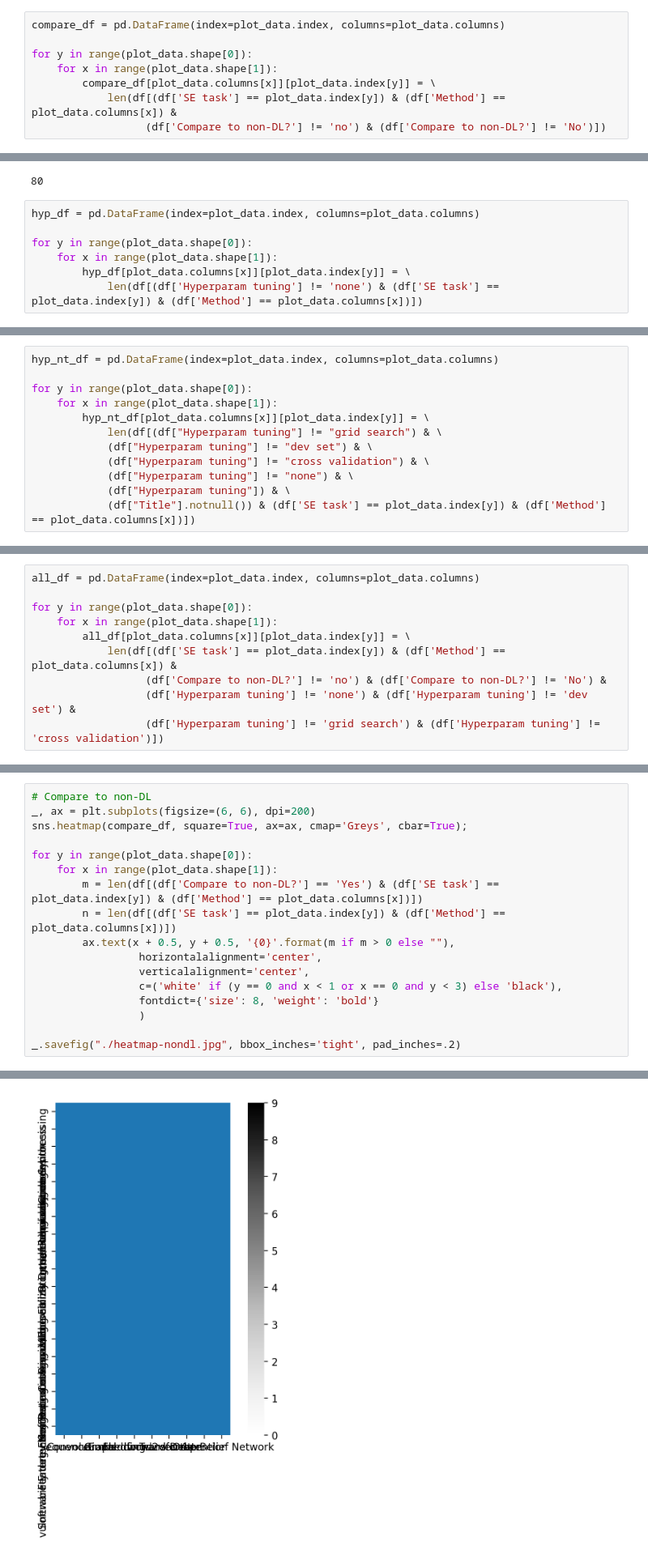
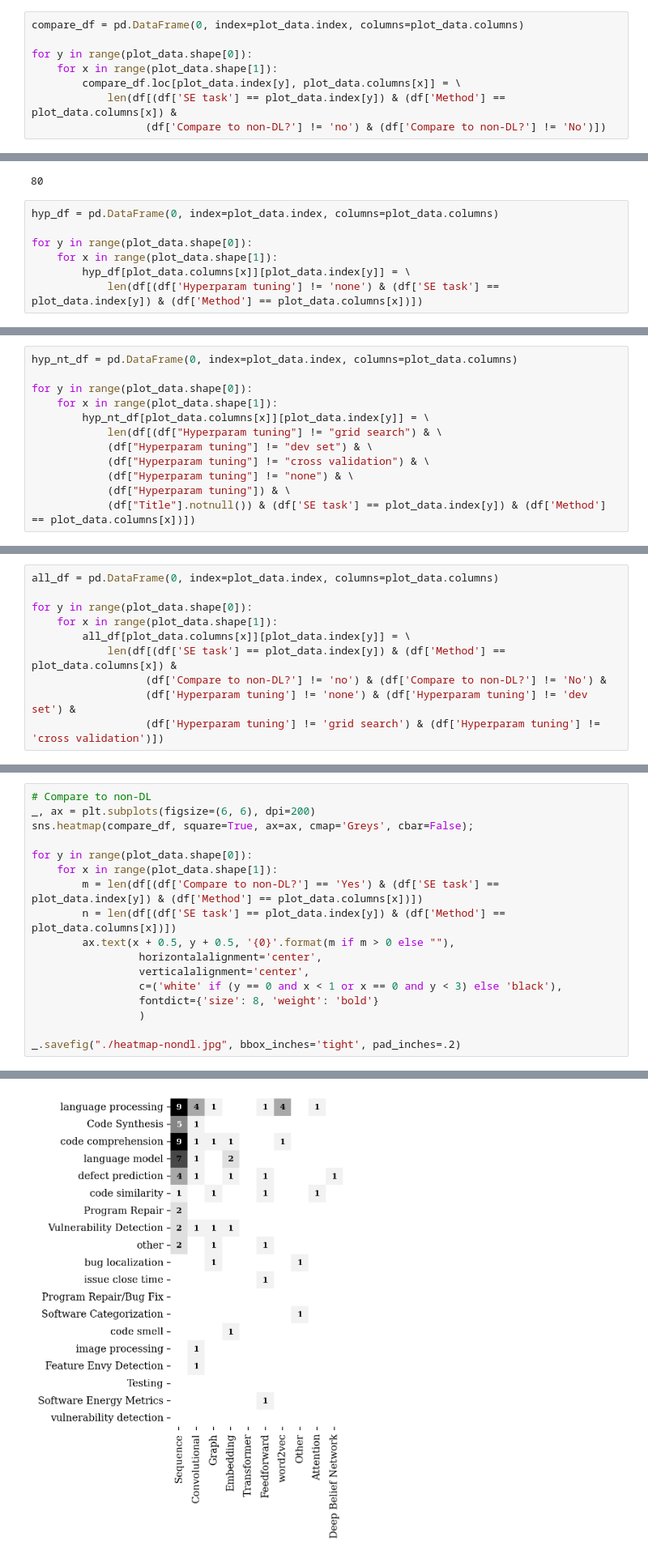
Before and after one commit to yrahul3910/dl4se, a Jupyter notebook: lit-review/Heatmap of SE tasks vs DL architecture types.ipynb, the cells around one changed output, grey strips where cells are left out. Shown at 81% size. Cells and saved outputs as stored; diff of their text form.

Commit message:
Update figures

```diff
--- a/lit-review/Heatmap of SE tasks vs DL architecture types.ipynb
+++ b/lit-review/Heatmap of SE tasks vs DL architecture types.ipynb
@@ -379,11 +527,11 @@ df_nt_hyp
 # %% [markdown]
 ## Generating individual sheets
 # %%
-compare_df = pd.DataFrame(index=plot_data.index, columns=plot_data.columns)
+compare_df = pd.DataFrame(0, index=plot_data.index, columns=plot_data.columns)
 
 for y in range(plot_data.shape[0]):
     for x in range(plot_data.shape[1]):
-        compare_df[plot_data.columns[x]][plot_data.index[y]] = \
+        compare_df.loc[plot_data.index[y], plot_data.columns[x]] = \
             len(df[(df['SE task'] == plot_data.index[y]) & (df['Method'] == plot_data.columns[x]) &
                   (df['Compare to non-DL?'] != 'no') & (df['Compare to non-DL?'] != 'No')])
 # %%
@@ -411,7 +559,7 @@ compare_df.sum().sum()
 # %% [output]
 80
 # %%
-hyp_df = pd.DataFrame(index=plot_data.index, columns=plot_data.columns)
+hyp_df = pd.DataFrame(0, index=plot_data.index, columns=plot_data.columns)
 
 for y in range(plot_data.shape[0]):
     for x in range(plot_data.shape[1]):
@@ -444,5 +603,5 @@ hyp_df.sum().sum()
 # %%
-hyp_nt_df = pd.DataFrame(index=plot_data.index, columns=plot_data.columns)
+hyp_nt_df = pd.DataFrame(0, index=plot_data.index, columns=plot_data.columns)
 
 for y in range(plot_data.shape[0]):
     for x in range(plot_data.shape[1]):
@@ -480,5 +650,5 @@ hyp_nt_df.sum().sum()
 # %%
-all_df = pd.DataFrame(index=plot_data.index, columns=plot_data.columns)
+all_df = pd.DataFrame(0, index=plot_data.index, columns=plot_data.columns)
 
 for y in range(plot_data.shape[0]):
     for x in range(plot_data.shape[1]):
@@ -516,7 +697,7 @@ all_df.sum().sum()
 # %%
 # Compare to non-DL
 _, ax = plt.subplots(figsize=(6, 6), dpi=200)
-sns.heatmap(compare_df, square=True, ax=ax, cmap='Greys', cbar=True);
+sns.heatmap(compare_df, square=True, ax=ax, cmap='Greys', cbar=False);
 
 for y in range(plot_data.shape[0]):
     for x in range(plot_data.shape[1]):
@@ -535,4 +715,4 @@ TypeError: ufunc 'isnan' not supported for the input types, and the inputs could
-[figure, old version]
+[figure, new version]
 # %%
 plot_data.sum().sum()
 # %% [output]
```
Also changed, not shown: parts of 47 cells of this notebook, 11 other files.
